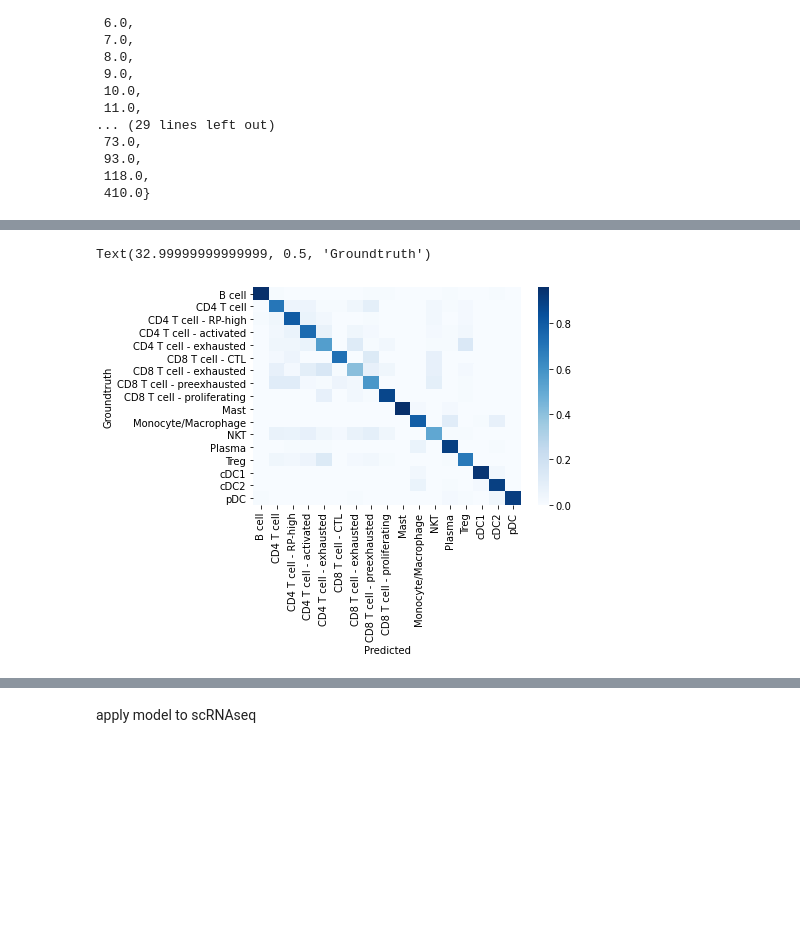
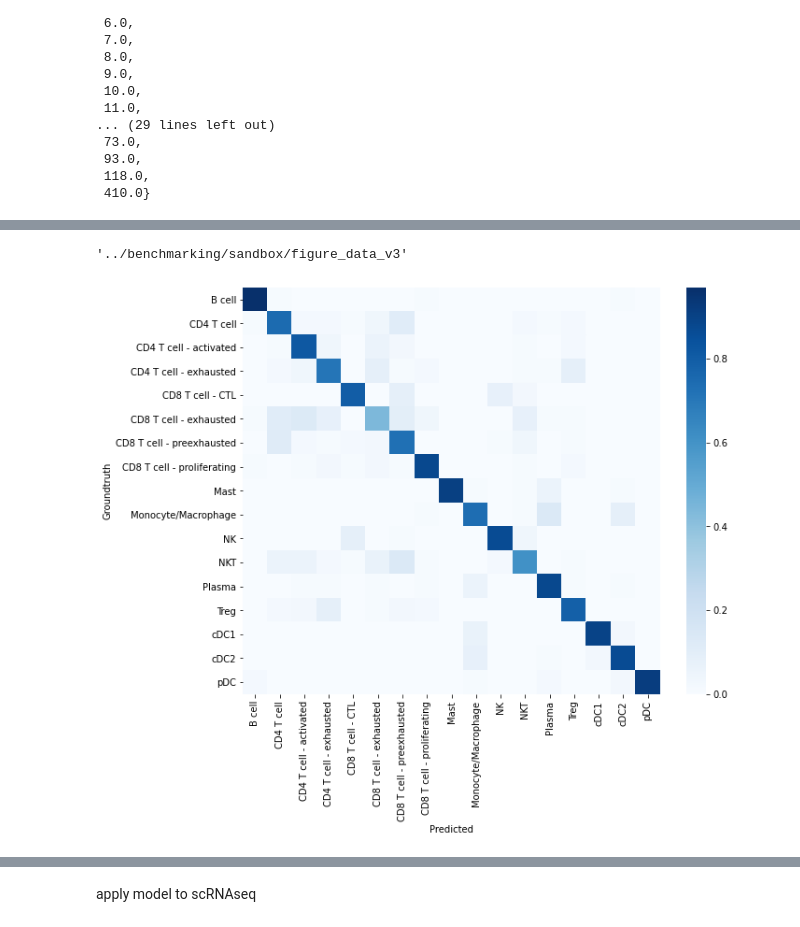
Before and after one commit to ding-lab/pollock, a Jupyter notebook: notebooks/panimmune_analysis-new.ipynb, the cells around one changed output, grey strips where cells are left out. Drawn from its saved outputs; the diff is of its cells as text; code cells hidden in the pictures; blank space fills up the shorter version.

Commit message:
notebooks for figure making

```diff
--- a/notebooks/panimmune_analysis-new.ipynb
+++ b/notebooks/panimmune_analysis-new.ipynb
@@ -20,7 +20,7 @@ import mgitools.os_helpers as os_helpers
 from pollock.models.model import predict_from_anndata, embed_from_anndata
 from pollock.models.explain import explain_predictions
 # %%
-DATA_DIR = '../benchmarking/sandbox/figure_data'
+DATA_DIR = '../benchmarking/sandbox/figure_data_v3'
 Path(DATA_DIR).mkdir(parents=True, exist_ok=True)
 # %% [markdown]
 ###### train model if needed
@@ -50,7 +54,6 @@ cell_type_map = {
     'CD4_T': 'CD4 T cell',
     'CD4_T activated': 'CD4 T cell - activated',
     'CD4_T exhausted': 'CD4 T cell - exhausted',
-    'CD4_T RPhigh': 'CD4 T cell - RP-high',
     'CD8_CTL': 'CD8 T cell - CTL',
     'CD8_T exhausted': 'CD8 T cell - exhausted',
     'CD8_T preexhausted GZMK+': 'CD8 T cell - preexhausted',
@@ -59,7 +62,7 @@ cell_type_map = {
     'cDC2': 'cDC2',
     'Mast': 'Mast',
     'Mono_Macro': 'Monocyte/Macrophage',
-    'NK_cells': 'NK',
+    'NK cells': 'NK',
     'NKT_cells': 'NKT',
     'pDC': 'pDC',
     'Plasma': 'Plasma',
@@ -67,6 +70,7 @@ cell_type_map = {
 }
 immune = adata[[True if c in cell_type_map else False for c in adata.obs['cell_type_specific']]]
 immune.obs['cell_type'] = [cell_type_map[c] for c in immune.obs['cell_type_specific']]
+adata.obs['renamed_cell_type']= [cell_type_map.get(c, c) for c in adata.obs['cell_type_specific']]
 # %% [output]
 is_categorical is deprecated and will be removed in a future version.  Use is_categorical_dtype instead
 Trying to set attribute `.obs` of view, copying.
@@ -148,6 +197,6 @@ pds = PollockDataset(train.copy(), cell_type_key='cell_type', n_per_cell_type=50
 is_categorical is deprecated and will be removed in a future version.  Use is_categorical_dtype instead
 # %%
-pm = PollockModel(pds.cell_types, pds.train_adata.shape[1], alpha=.005, latent_dim=25, )
+pm = PollockModel(pds.cell_types, pds.train_adata.shape[1], alpha=.0005, latent_dim=25, )
 # %%
 pm.fit(pds, epochs=20)
 # %% [output]
@@ -175,0 +226,4 @@ metadata on a dtype may be saved or ignored, but will raise if saved when read.
+# %%
+import matplotlib
+matplotlib.rcParams['pdf.fonttype'] = 42
+matplotlib.rcParams['ps.fonttype'] = 42
@@ -176,11 +240,18 @@ metadata on a dtype may be saved or ignored, but will raise if saved when read.
+# %%
+DATA_DIR
+# %% [output]
+'../benchmarking/sandbox/figure_data_v3'
 # %%
 import matplotlib.pyplot as plt
 import seaborn as sns
+
+
+fig, axs = plt.subplots(figsize=(10, 8))
 confusion_matrix = pd.DataFrame(data=pm.summary['validation']['confusion_matrix'], columns=pm.class_names,
                   index=pm.class_names)
 sns.heatmap(confusion_matrix, cmap='Blues')
 plt.xlabel('Predicted')
 plt.ylabel('Groundtruth')
+plt.savefig(os.path.join(DATA_DIR, 'brca_immune_confusion_matrix.pdf'))
 # %% [output]
-Text(32.99999999999999, 0.5, 'Groundtruth')
-[figure, old version]
+[figure, new version]
```
Also changed, not shown: parts of 117 cells of this notebook, 8 other files.
